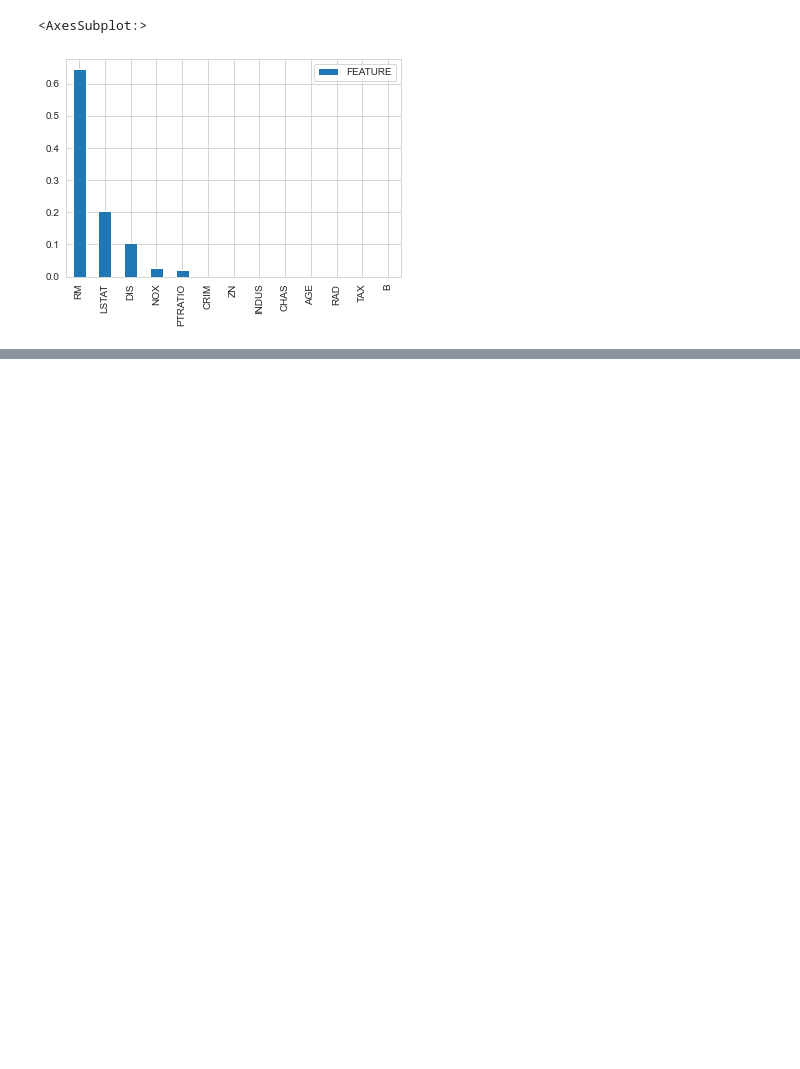
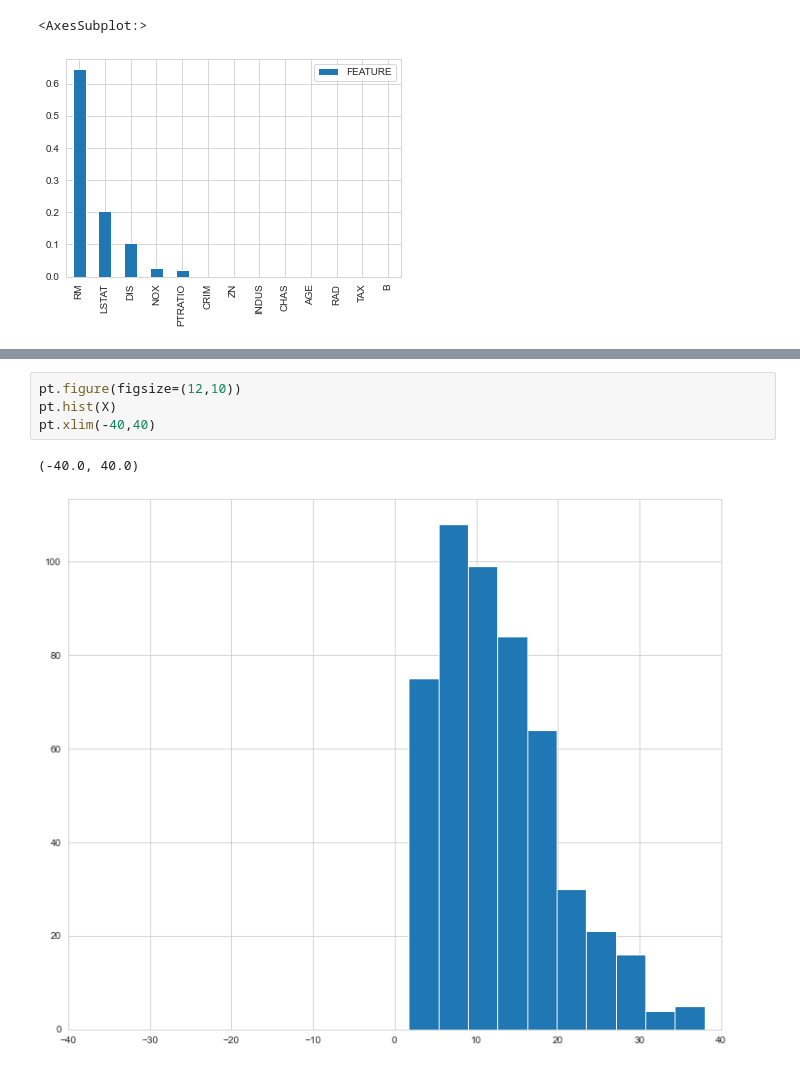
Before and after one commit to mashnun/Regression, a Jupyter notebook: Multiple Regression.ipynb, the cells around one changed output, grey strips where cells are left out. Drawn from its saved outputs; the diff is of its cells as text; blank space fills up the shorter version.

```diff
--- a/Multiple Regression.ipynb
+++ b/Multiple Regression.ipynb
@@ -568,0 +655,7 @@ result.sort_values(by='FEATURE', ascending=False).plot(kind='bar')
+# %%
+pt.figure(figsize=(12,10))
+pt.hist(X)
+pt.xlim(-40,40)
+# %% [output]
+(-40.0, 40.0)
+[figure, added]
```
Also changed, not shown: parts of 45 cells of this notebook.
